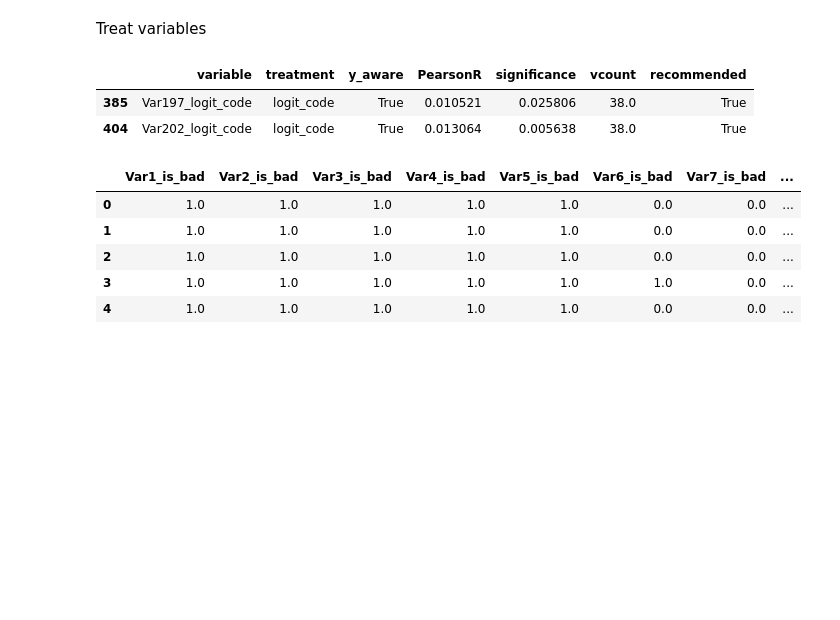
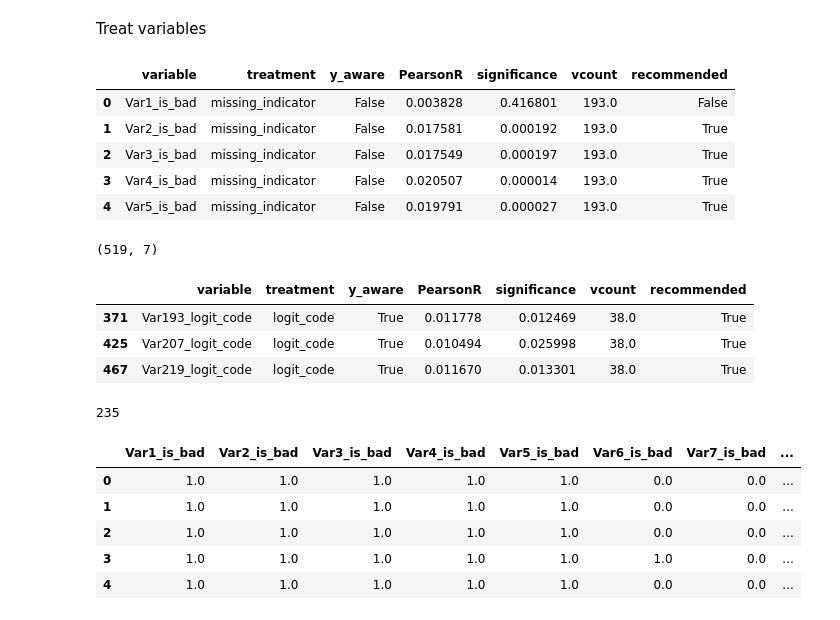
Before and after one commit to WinVector/pyvtreat, a Jupyter notebook: Examples/KDD2009Example.ipynb, the cells around one changed output. Saved outputs shown, nothing was run; the diff lists cells and outputs as text; code cells hidden in the pictures; blank space fills up the shorter version.

Commit message:
run with basic variable filtering

```diff
--- a/Examples/KDD2009Example.ipynb
+++ b/Examples/KDD2009Example.ipynb
@@ -66,13 +66,32 @@ import vtreat
 plan = vtreat.binomial_outcome_treatment(outcomename="y", outcometarget=True)
 # %%
 cross_frame = plan.fit_transform(d_train, churn_train)
+# %%
+sf = plan.score_frame_
+sf.head()
+# %% [output]
+|  | variable | treatment | y_aware | PearsonR | significance | vcount | recommended |
+| 0 | Var1_is_bad | missing_indicator | False | 0.003828 | 0.416801 | 193.0 | False |
+| 1 | Var2_is_bad | missing_indicator | False | 0.017581 | 0.000192 | 193.0 | True |
+| 2 | Var3_is_bad | missing_indicator | False | 0.017549 | 0.000197 | 193.0 | True |
+| 3 | Var4_is_bad | missing_indicator | False | 0.020507 | 0.000014 | 193.0 | True |
+| 4 | Var5_is_bad | missing_indicator | False | 0.019791 | 0.000027 | 193.0 | True |
+# %%
+sf.shape
+# %% [output]
+(519, 7)
 # %%
-sf = plan.score_frame_
 sf.loc[numpy.logical_and(sf["recommended"],sf["y_aware"]), :]
 # %% [output]
 |  | variable | treatment | y_aware | PearsonR | significance | vcount | recommended |
-| 385 | Var197_logit_code | logit_code | True | 0.010521 | 0.025806 | 38.0 | True |
-| 404 | Var202_logit_code | logit_code | True | 0.013064 | 0.005638 | 38.0 | True |
+| 371 | Var193_logit_code | logit_code | True | 0.011778 | 0.012469 | 38.0 | True |
+| 425 | Var207_logit_code | logit_code | True | 0.010494 | 0.025998 | 38.0 | True |
+| 467 | Var219_logit_code | logit_code | True | 0.011670 | 0.013301 | 38.0 | True |
+# %%
+model_vars = numpy.asarray(sf["variable"][sf["recommended"]])
+len(model_vars)
+# %% [output]
+235
 # %%
 cross_frame.head()
 # %% [output]
```
Also changed, not shown: parts of 9 cells of this notebook, 9 other files.
